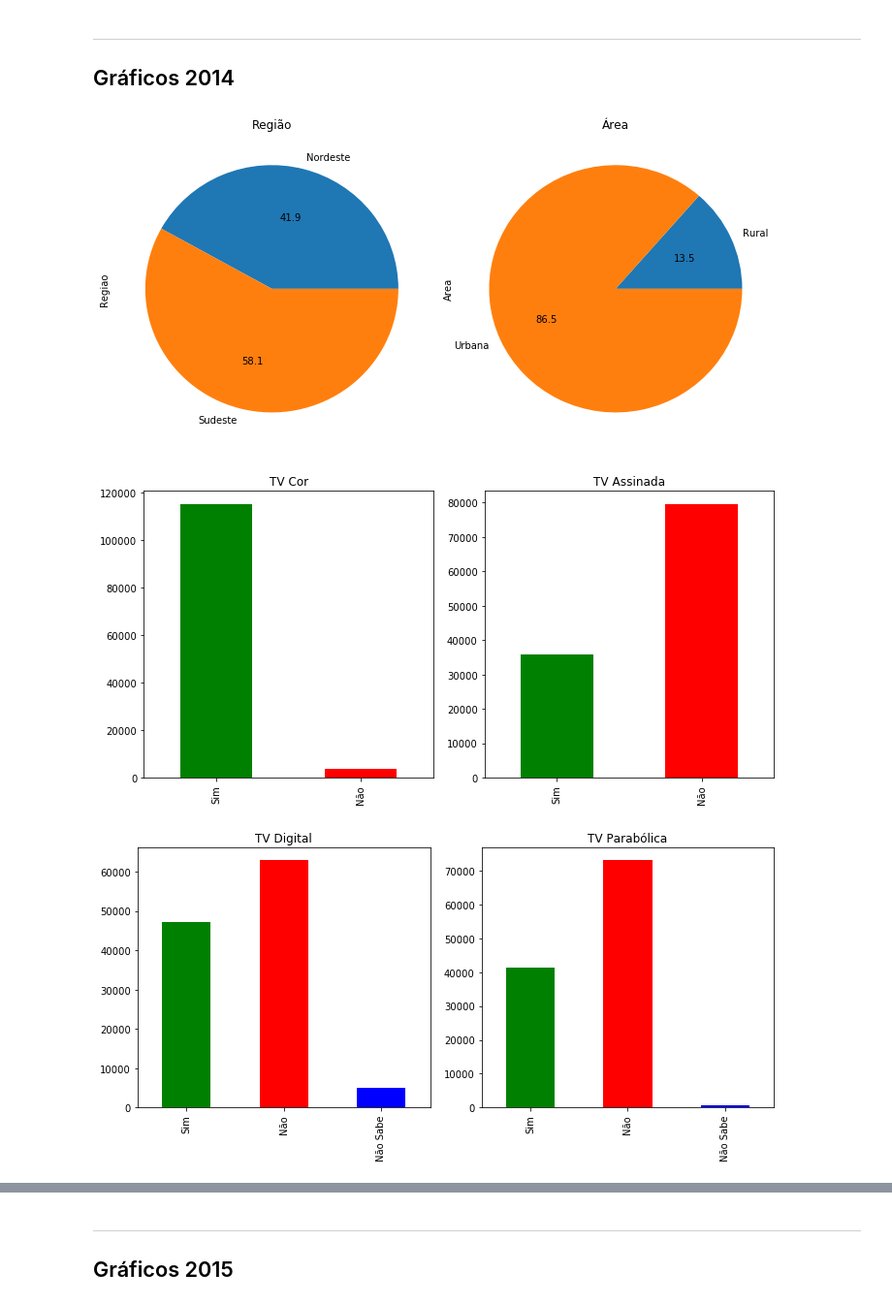
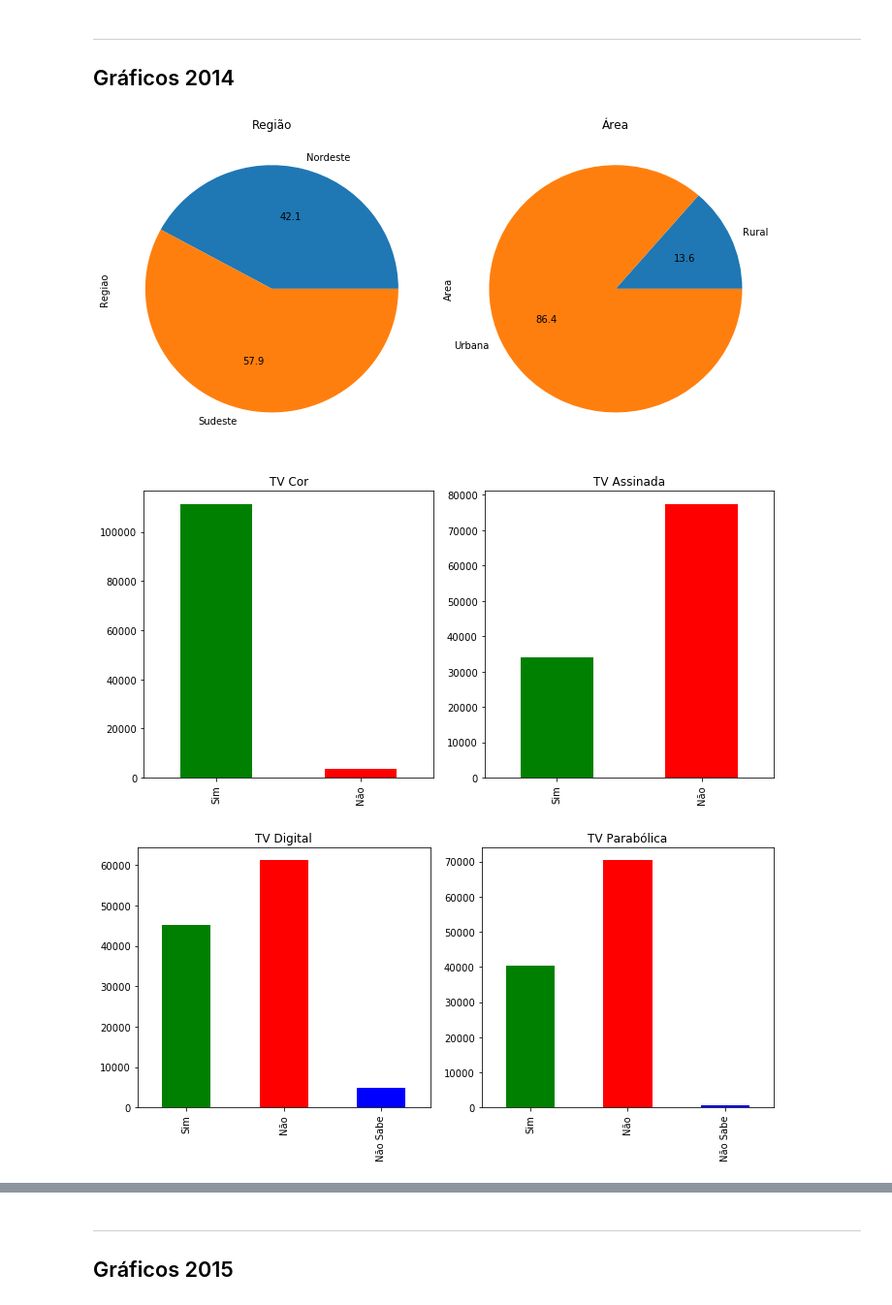
Before and after one commit to ThunderSly/CienciaDados, a Jupyter notebook: Projeto1 Layout.ipynb, the cells around one changed output, grey strips where cells are left out. Shown at 97% size. Saved outputs shown, nothing was run; the diff lists cells and outputs as text; code cells hidden in the pictures.

```diff
--- a/Projeto1 Layout.ipynb
+++ b/Projeto1 Layout.ipynb
@@ -52,6 +52,7 @@ dados2013.V02273.cat.categories = (["Sim", "Não","Não Sabe"])
 dados2013.V02274.cat.categories = (["Sim", "Não","Não Sabe"])
 
 dados2013 = dados2013[pd.notnull(dados2013["V0226"])]
+dados2013 = dados2013[dados2013.V4614<999999999]
 
 wt1 = dados2013.Regiao.value_counts(sort=False) #Regiao
 wt2 = dados2013.Area.value_counts(sort=False) #Area
@@ -60,7 +61,7 @@ wt5 = dados2013.V02272.value_counts(sort=False) #TV Assinada
 wt6 = dados2013.V02273.value_counts(sort=False) #TV Digital
 wt7 = dados2013.V02274.value_counts(sort=False) #TV Parabólica
 
-dados2013.rename(columns={"V0101":"Ano","V0226":"TVCor","V02272":"TVAssinada","V02273":"TVDigital","V02274":"TVParabólica","V4620":"NºResidentes","V4614":"Renda","Area":"Área","Regiao":"Região"}, inplace=True)
+dados2013.rename(columns={"V0101":"Ano","V0226":"TVCor","V02272":"TVAssinada","V02273":"TVDigital","V02274":"TVParabólica","V4620":"Residentes","V4614":"Renda","Area":"Área","Regiao":"Região"}, inplace=True)
 
-pd.DataFrame(dados2013.loc[21219:108605,["Ano","Região","TVCor","TVAssinada","TVDigital","TVParabólica","Área","NºResidentes","Renda"]])
+pd.DataFrame(dados2013.loc[21219:108605,["Ano","Região","TVCor","TVAssinada","TVDigital","TVParabólica","Área","Residentes","Renda"]])
 # %% [output]
@@ -109,6 +110,7 @@ dados2014.V02273.cat.categories = (["Sim", "Não","Não Sabe"])
 dados2014.V02274.cat.categories = (["Sim", "Não","Não Sabe"])
 
 dados2014 = dados2014[pd.notnull(dados2014["V0226"])]
+dados2014 = dados2014[dados2014.V4614<999999999]
 
 vt1 = dados2014.Regiao.value_counts(sort=False) #Regiao
 vt2 = dados2014.Area.value_counts(sort=False) #Area
@@ -117,7 +119,7 @@ vt5 = dados2014.V02272.value_counts(sort=False) #TV Assinada
 vt6 = dados2014.V02273.value_counts(sort=False) #TV Digital
 vt7 = dados2014.V02274.value_counts(sort=False) #TV Parabólica
 
-dados2014.rename(columns={"V0101":"Ano","V0226":"TVCor","V02272":"TVAssinada","V02273":"TVDigital","V02274":"TVParabólica","V4620":"NºResidentes","V4614":"Renda","Area":"Área","Regiao":"Região"}, inplace=True)
+dados2014.rename(columns={"V0101":"Ano","V0226":"TVCor","V02272":"TVAssinada","V02273":"TVDigital","V02274":"TVParabólica","V4620":"Residentes","V4614":"Renda","Area":"Área","Regiao":"Região"}, inplace=True)
 
-pd.DataFrame(dados2014.loc[21431:110539,["Ano","Região","TVCor","TVAssinada","TVDigital","TVParabólica","Área","NºResidentes","Renda"]])
+pd.DataFrame(dados2014.loc[21431:110539,["Ano","Região","TVCor","TVAssinada","TVDigital","TVParabólica","Área","Residentes","Renda"]])
 # %% [output]
@@ -241,32 +295,82 @@ fig = plt.figure(figsize=(10, 5))
 plt.subplot(121)
 plot = vt1.plot(kind='pie',title='Região',autopct='%.1f')
 
 plt.subplot(122)
 plot = vt2.plot(kind='pie',title='Área',autopct='%.1f')
 
 plt.tight_layout()
 plt.show()
 
 fig = plt.figure(figsize=(10, 5))
 plt.subplot(121)
 plot = vt4.plot(kind='bar',title='TV Cor',figsize=(10, 5),color=('g','r'))
 
 plt.subplot(122)
 plot = vt5.plot(kind='bar',title='TV Assinada',figsize=(10, 5),color=('g','r'))
 
 plt.tight_layout()
 plt.show()
 
 fig = plt.figure(figsize=(10, 5))
 plt.subplot(121)
 plot = vt6.plot(kind='bar',title='TV Digital',figsize=(10, 5),color=('g','r','b'))
 
 plt.subplot(122)
 plot = vt7.plot(kind='bar',title='TV Parabólica',figsize=(10, 5),color=('g','r','b'))
 
 plt.tight_layout()
 plt.show()
+
+fig = plt.figure(figsize=(10, 5))
+plt.subplot(121)
+faixa=np.arange(0,35000,2000)
+plot = dados2014.Renda.plot.hist(bins=faixa,title='Renda', normed=1, alpha=0.5,color="yellow")
+plt.ylabel('Densidade')
+plt.xlabel('Renda')
+plt.grid()
+
+cm = plt.cm.get_cmap('winter')
+cmz=np.arange(0,1,0.1)
+for c,z in zip(faixa,cmz):
+    min_distance = float("inf")  # initialize min_distance with infinity
+    index_of_bar_to_label = 0
+    bar_value_to_label = c
+    for i, rectangle in enumerate(plot.patches):  # iterate over every bar
+        tmp = abs(  # tmp = distance from middle of the bar to bar_value_to_label
+            (rectangle.get_x() +
+                (rectangle.get_width() * (1 / 2))) - bar_value_to_label)
+        if tmp < min_distance:  # we are searching for the bar with x cordinate
+                                # closest to bar_value_to_label
+            min_distance = tmp
+            index_of_bar_to_label = i
+    plot.patches[index_of_bar_to_label].set_color(cm(z))
+
+plt.subplot(122)
+faixa1=np.arange(0,15,1)
+plot = dados2014.Residentes.plot.hist(bins=faixa1,title='Nº Residentes', normed=1, alpha=0.5,color="purple")
+plt.ylabel('Densidade')
+plt.xlabel('Nº Residentes')
+plt.grid()
+
+cm = plt.cm.get_cmap('autumn')
+cmz=np.arange(0,1,0.1)
+for c,z in zip(faixa1,cmz):
+    min_distance = float("inf")  # initialize min_distance with infinity
+    index_of_bar_to_label = 0
+    bar_value_to_label = c
+    for i, rectangle in enumerate(plot.patches):  # iterate over every bar
+        tmp = abs(  # tmp = distance from middle of the bar to bar_value_to_label
+            (rectangle.get_x() +
+                (rectangle.get_width() * (1 / 2))) - bar_value_to_label)
+        if tmp < min_distance:  # we are searching for the bar with x cordinate
+                                # closest to bar_value_to_label
+            min_distance = tmp
+            index_of_bar_to_label = i
+    plot.patches[index_of_bar_to_label].set_color(cm(z))
+
+plt.tight_layout()
+plt.show()
 # %% [output]
 [figure]
-[figure, old version]
+[figure, new version]
-[figure, old version]
+[figure, new version]
```
Also changed, not shown: parts of 8 cells of this notebook.
